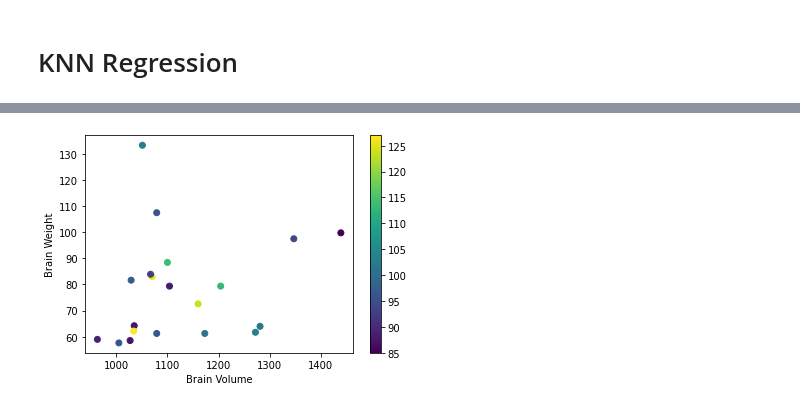
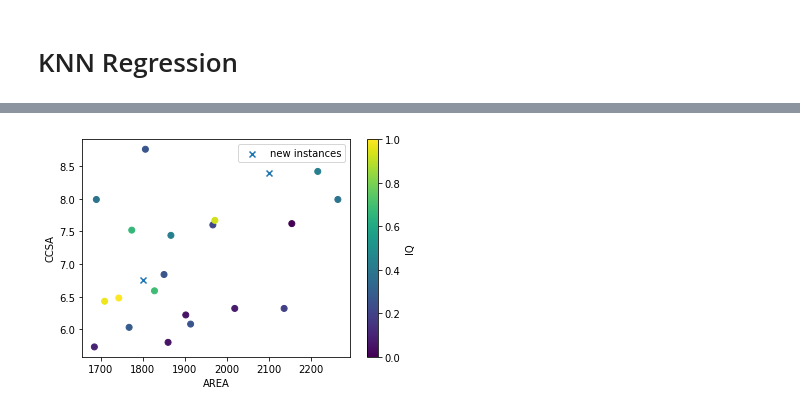
Before and after one commit to franklinzppa/ml-models, a Jupyter notebook: knn.ipynb, the cells around one changed output, grey strips where cells are left out. Drawn from its saved outputs; the diff is of its cells as text; code cells hidden in the pictures.

```diff
--- a/knn.ipynb
+++ b/knn.ipynb
@@ -209,7 +225,5 @@ data.corr()
 # %%
-# Lets use CCSA (Cortex Cross section area) and AREA
+# Lets use CCSA (Cortex Cross section area) and AREA.
+
+X = data[['AREA', 'CCSA']].to_numpy()
+y = data['IQ'].to_numpy()
-# %%
-# Some cleaning
-
-X['WT'] = X['WT'].apply(lambda x: x.replace(',', '.')).astype('float32')
-X = X.to_numpy()
@@ -226,8 +250,16 @@ y = data['IQ'].to_numpy()
+# %%
+# Again, suppose we got those two new instances
+
+X_new = np.array([[2100.0, 8.40],
+                  [1800.0, 6.75]
+                  ])
 # %%
 plt.scatter(X[:,0], X[:,1], c=y)
-plt.xlabel('Brain Volume')
-plt.ylabel('Brain Weight')
-plt.colorbar()
+plt.scatter(X_new[:,0], X_new[:,1], marker='x', label='new instances')
+plt.xlabel('AREA')
+plt.ylabel('CCSA')
+plt.colorbar(label='IQ')
+plt.legend()
 plt.show()
 # %% [output]
-[figure, old version]
+[figure, new version]
```
Also changed, not shown: parts of 27 cells of this notebook.
